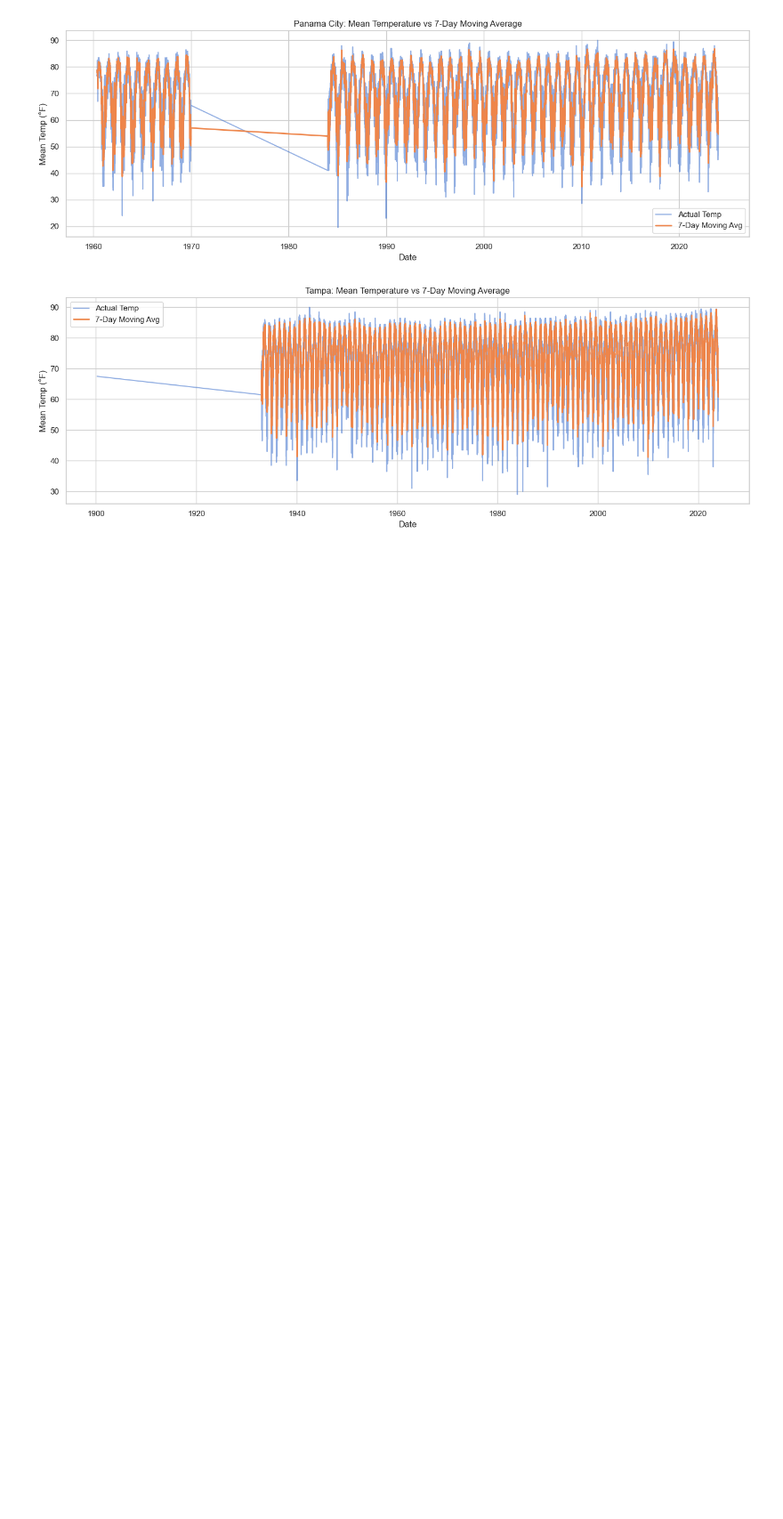
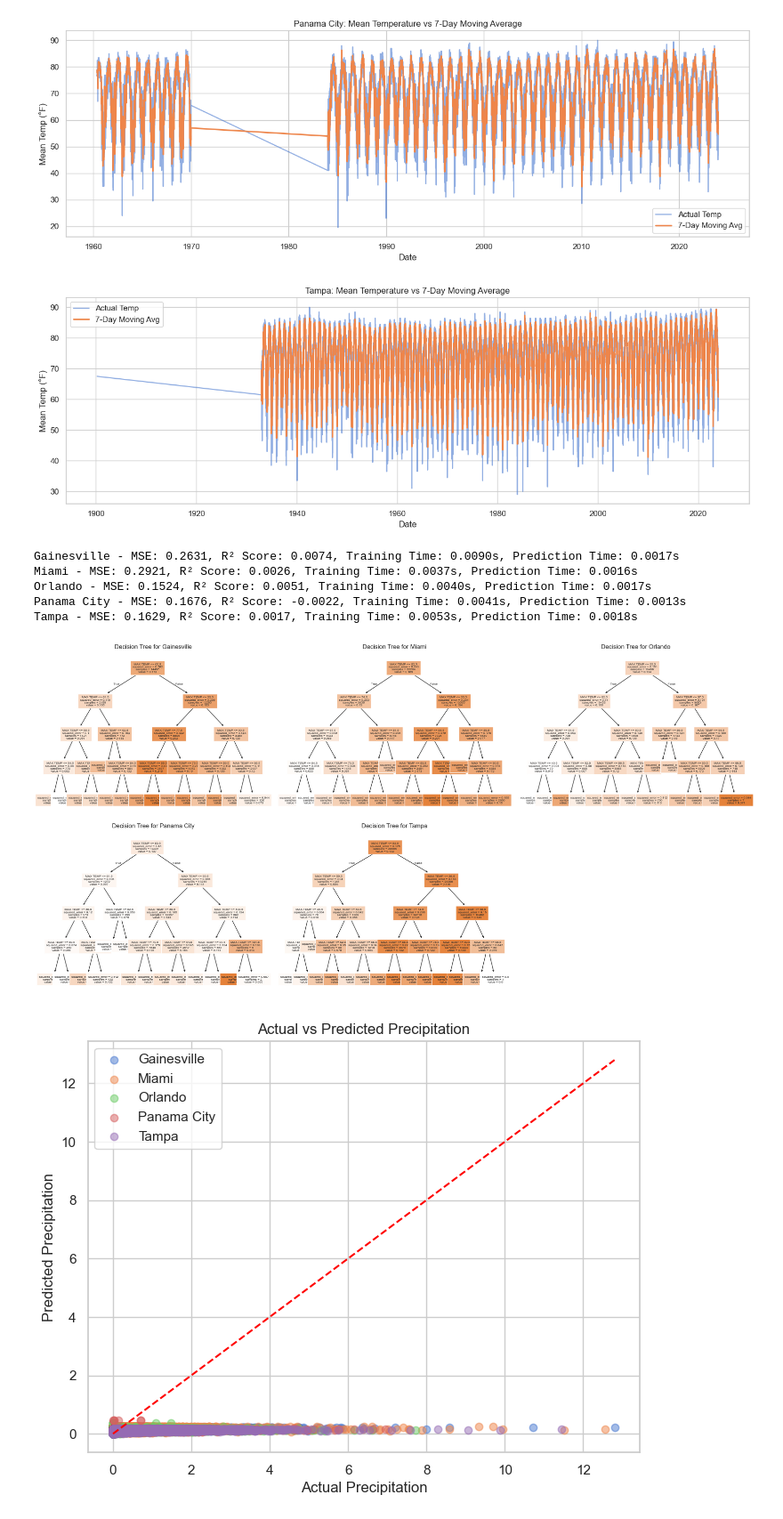
Before and after one commit to ThatGuyMrZero/DataScienceFinalProject, a Jupyter notebook: PyCharmMiscProject/notebook.ipynb, the cells around one changed output. Shown at 89% size. Cells and saved outputs as stored; diff of their text form; code cells hidden in the pictures; blank space fills up the shorter version.

Commit message:
Decision Tree

```diff
--- a/PyCharmMiscProject/notebook.ipynb
+++ b/PyCharmMiscProject/notebook.ipynb
@@ -135,3 +130,77 @@ for city in cities:
 [figure]
 [figure]
 [figure]
+# %%
+import time
+from sklearn.model_selection import train_test_split
+from sklearn.tree import DecisionTreeRegressor, plot_tree
+from sklearn.metrics import mean_squared_error, r2_score
+
+city_models = {}
+
+plt.figure(figsize=(20, 10))
+
+for i, city in enumerate(cities, 1):
+    city_data = combined_df_clean[combined_df_clean['City'] == city]
+
+    # Selecting relevant features and target
+    X = city_data[['MAX TEMP']]
+    y = city_data['PRECIPITATION']
+
+    # Split into training and testing sets (80%, 20%)
+    X_train, X_test, y_train, y_test = train_test_split(X, y, test_size=0.2, random_state=42)
+
+    start_time = time.time()
+
+    # Train Decision Tree Regressor
+    model = DecisionTreeRegressor(max_depth=4, random_state=42)
+    model.fit(X_train, y_train)
+
+    training_time = time.time() - start_time
+
+    city_models[city] = model
+
+    start_time = time.time()
+    y_pred = model.predict(X_test)
+    prediction_time = time.time() - start_time
+
+    # Calculate evaluation metrics
+    mse = mean_squared_error(y_test, y_pred)
+    r2 = r2_score(y_test, y_pred)
+
+    print(f"{city} - MSE: {mse:.4f}, R² Score: {r2:.4f}, Training Time: {training_time:.4f}s, Prediction Time: {prediction_time:.4f}s")
+
+    # Plot decision tree for each city
+    plt.subplot(2, len(cities)//2 + 1, i)
+    plot_tree(model, feature_names=['MAX TEMP'], filled=True, fontsize=6)
+    plt.title(f'Decision Tree for {city}')
+
+plt.tight_layout()
+plt.show()
+
+# Scatter plot to visualize actual vs predicted precipitation
+plt.figure(figsize=(8, 6))
+for city, model in city_models.items():
+    city_data = combined_df_clean[combined_df_clean['City'] == city]
+    X_city = city_data[['MAX TEMP']]
+    y_city_actual = city_data['PRECIPITATION']
+    y_city_pred = model.predict(X_city)
+
+    plt.scatter(y_city_actual, y_city_pred, label=city, alpha=0.5)
+
+plt.plot([min(combined_df_clean['PRECIPITATION']), max(combined_df_clean['PRECIPITATION'])],
+         [min(combined_df_clean['PRECIPITATION']), max(combined_df_clean['PRECIPITATION'])],
+         color='red', linestyle='--')
+plt.xlabel('Actual Precipitation')
+plt.ylabel('Predicted Precipitation')
+plt.legend()
+plt.title('Actual vs Predicted Precipitation')
+plt.show()
+# %% [output]
+Gainesville - MSE: 0.2631, R² Score: 0.0074, Training Time: 0.0090s, Prediction Time: 0.0017s
+Miami - MSE: 0.2921, R² Score: 0.0026, Training Time: 0.0037s, Prediction Time: 0.0016s
+Orlando - MSE: 0.1524, R² Score: 0.0051, Training Time: 0.0040s, Prediction Time: 0.0017s
+Panama City - MSE: 0.1676, R² Score: -0.0022, Training Time: 0.0041s, Prediction Time: 0.0013s
+Tampa - MSE: 0.1629, R² Score: 0.0017, Training Time: 0.0053s, Prediction Time: 0.0018s
+[figure, added]
+[figure, added]
```
Also changed, not shown: parts of 2 cells of this notebook.
